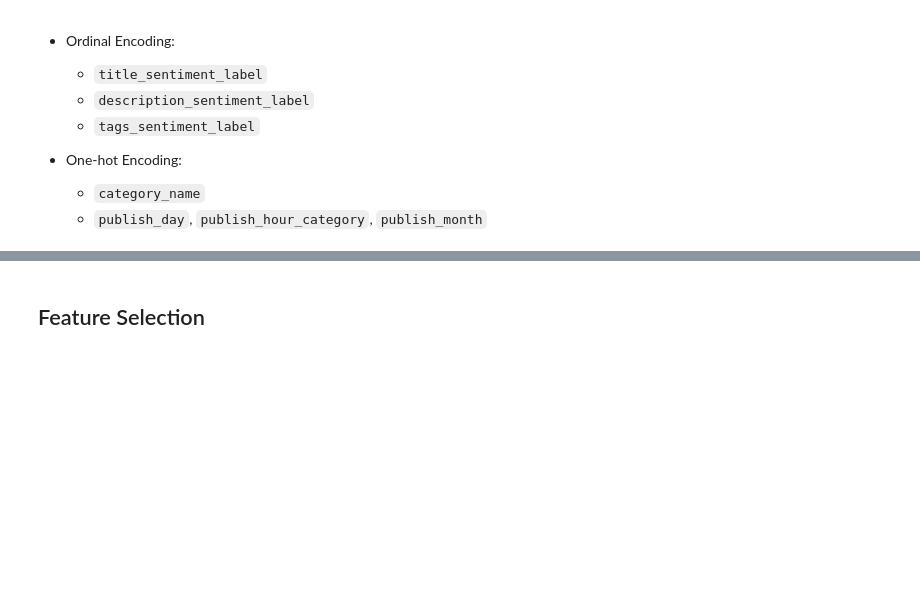
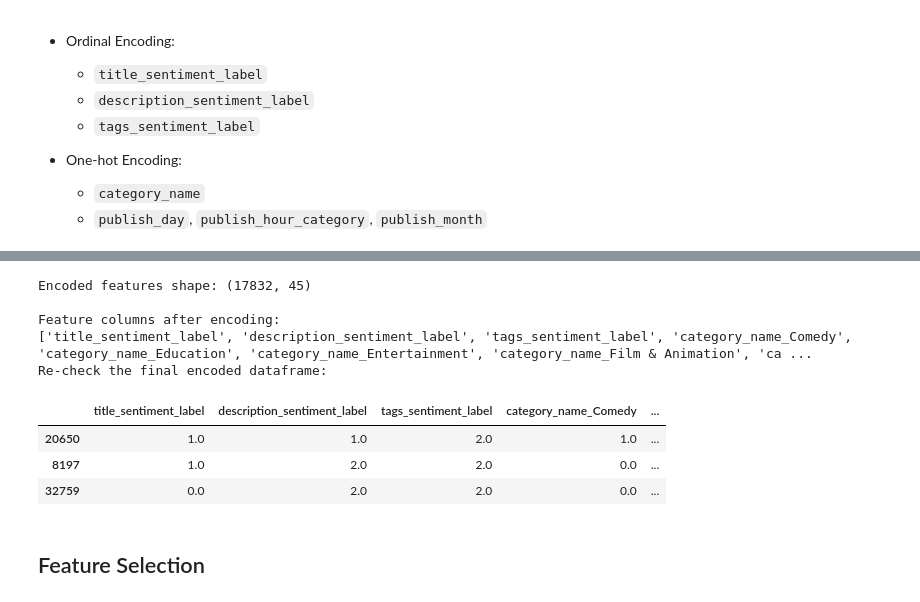
Before and after one commit to mcikalmerdeka/Youtube-Video-Views-Prediction, a Jupyter notebook: notebook_fix.ipynb, the cells around one changed output, grey strips where cells are left out. Saved outputs shown, nothing was run; the diff lists cells and outputs as text; code cells hidden in the pictures; blank space fills up the shorter version.

Commit message:
refactor: edit up until feature encoding

```diff
--- a/notebook_fix.ipynb
+++ b/notebook_fix.ipynb
@@ -930,50 +959,60 @@ from utils import feature_encoding
 # Make copies for encoding
 X_train_encoded = X_train_clean.copy()
 X_val_encoded = X_val_clean.copy()
 X_test_encoded = X_test_raw.copy()
 
-# Convert flight amenity preference columns back to integer form ('No' -> 0, 'Yes' -> 1)
-for col in ['wants_extra_baggage', 'wants_preferred_seat', 'wants_in_flight_meals']:
-    X_train_encoded[col] = X_train_encoded[col].map({'No': 0, 'Yes': 1}).astype(int)
-    X_val_encoded[col] = X_val_encoded[col].map({'No': 0, 'Yes': 1}).astype(int)
-    X_test_encoded[col] = X_test_encoded[col].map({'No': 0, 'Yes': 1}).astype(int)
+# Define categorical columns for feature encoding
+ordinal_cols = ['title_sentiment_label', 'description_sentiment_label', 'tags_sentiment_label']
+ordinal_categories = {
+    "title_sentiment_label": ['Negative', 'Neutral', 'Positive'],
+    "description_sentiment_label": ['Negative', 'Neutral', 'Positive'],
+    "tags_sentiment_label": ['Negative', 'Neutral', 'Positive']
+}
 
-# Define categorical columns for feature encoding
-binary_cols = ['sales_channel']
-frequency_cols = ['route', 'booking_origin']
-ohe_cols = ['trip_type', 'flight_day']
+ohe_cols = ['category_name', 'publish_day', 'publish_hour_category', 'publish_month']
 
 # Fit on training data
 X_train_encoded, encoders = feature_encoding(
     X_train_encoded,
-    binary_columns=binary_cols,           # Label encode binary
-    frequency_columns=frequency_cols,  # Frequency encode
+    ordinal_columns=ordinal_cols,
+    ordinal_categories=ordinal_categories,
     nominal_columns=ohe_cols,
+    handle_unknown='ignore'
 )
 
 # Transform validation data (reuses fitted encoders)
 X_val_encoded, _ = feature_encoding(
     X_val_encoded,
-    binary_columns=binary_cols,
-    frequency_columns=frequency_cols,
+    ordinal_columns=ordinal_cols,
+    ordinal_categories=ordinal_categories,
     nominal_columns=ohe_cols,
-    encoders=encoders  # Reuse fitted encoders
+    handle_unknown='ignore'
 )
 
 # Transform test data (reuses fitted encoders)
 X_test_encoded, _ = feature_encoding(
     X_test_encoded,
-    binary_columns=binary_cols,
-    frequency_columns=frequency_cols,
+    ordinal_columns=ordinal_cols,
+    ordinal_categories=ordinal_categories,
     nominal_columns=ohe_cols,
-    encoders=encoders  # Reuse fitted encoders
+    handle_unknown='ignore'
 )
 
 print(f"Encoded features shape: {X_train_encoded.shape}")
 print(f"\nFeature columns after encoding:")
 print(X_train_encoded.columns.tolist())
 print("Re-check the final encoded dataframe:")
 display(X_train_encoded.head(3))
+# %% [output]
+Encoded features shape: (17832, 45)
+
+Feature columns after encoding:
+['title_sentiment_label', 'description_sentiment_label', 'tags_sentiment_label', 'category_name_Comedy', 'category_name_Education', 'category_name_Entertainment', 'category_name_Film & Animation', 'ca ...
+Re-check the final encoded dataframe:
+|  | title_sentiment_label | description_sentiment_label | tags_sentiment_label | category_name_Comedy | ... |
+| 20650 | 1.0 | 1.0 | 2.0 | 1.0 | ... |
+| 8197 | 1.0 | 2.0 | 2.0 | 0.0 | ... |
+| 32759 | 0.0 | 2.0 | 2.0 | 0.0 | ... |
 # %% [markdown]
 ## Feature Selection
 # %%
```
Also changed, not shown: parts of 5 cells of this notebook.
